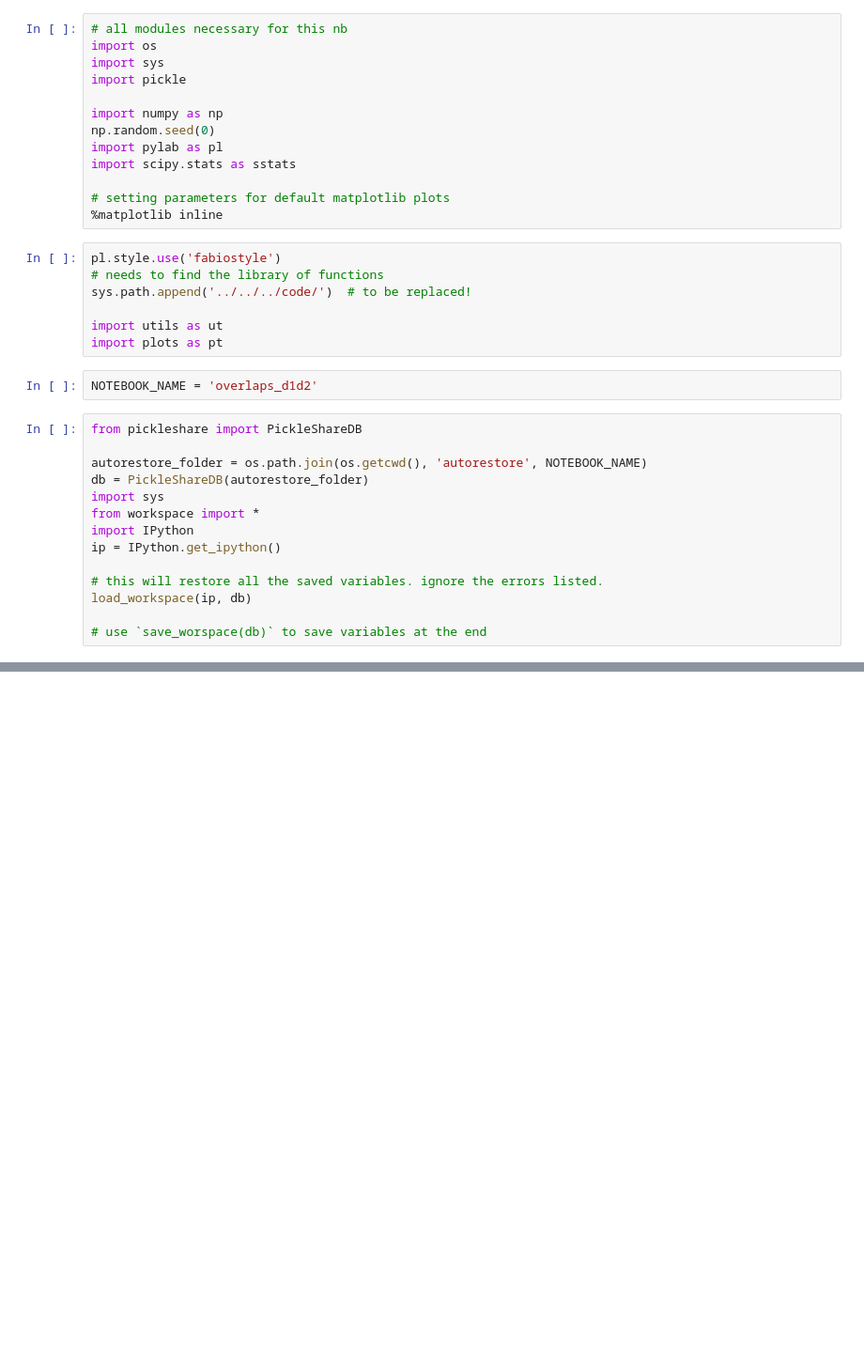
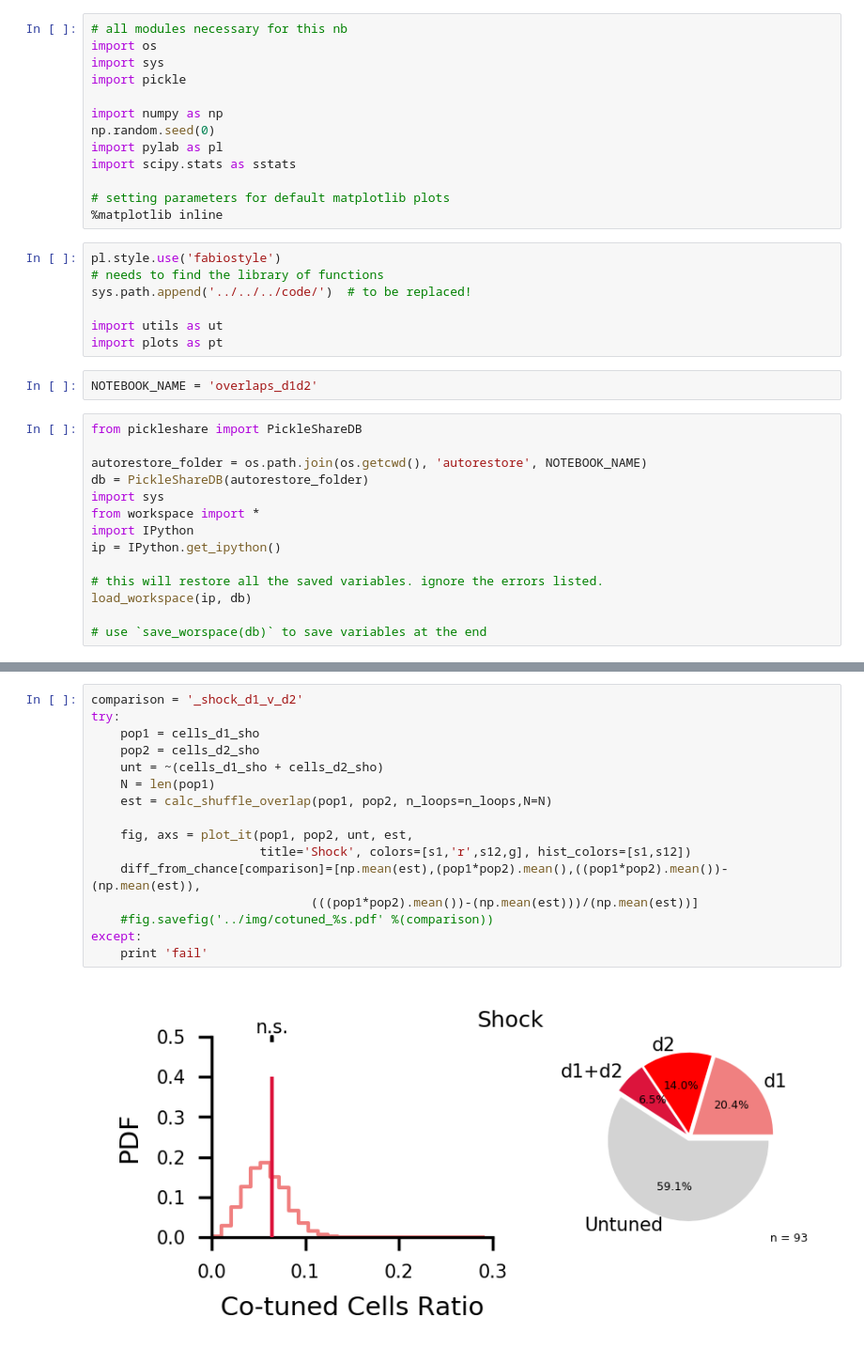
Before and after one commit to jeremybiane/2p_valence, a Jupyter notebook: results/c10m6/notebooks/overlaps_d1d2.ipynb, the cells around one changed output, grey strips where cells are left out. Shown at 94% size. Saved outputs shown, nothing was run; the diff lists cells and outputs as text; blank space fills up the shorter version.

```diff
--- a/results/c10m6/notebooks/overlaps_d1d2.ipynb
+++ b/results/c10m6/notebooks/overlaps_d1d2.ipynb
@@ -322,0 +182,18 @@ fig.savefig('../img/cotuned_CandRew_post.pdf')
+# %%
+comparison = '_shock_d1_v_d2'
+try:
+    pop1 = cells_d1_sho
+    pop2 = cells_d2_sho
+    unt = ~(cells_d1_sho + cells_d2_sho)
+    N = len(pop1)
+    est = calc_shuffle_overlap(pop1, pop2, n_loops=n_loops,N=N)
+
+    fig, axs = plot_it(pop1, pop2, unt, est,
+                       title='Shock', colors=[s1,'r',s12,g], hist_colors=[s1,s12])
+    diff_from_chance[comparison]=[np.mean(est),(pop1*pop2).mean(),((pop1*pop2).mean())-(np.mean(est)),
+                              (((pop1*pop2).mean())-(np.mean(est)))/(np.mean(est))]
+    #fig.savefig('../img/cotuned_%s.pdf' %(comparison))
+except:
+    print 'fail'
+# %% [output]
+[figure, added]
```
Also changed, not shown: parts of 64 cells of this notebook.
